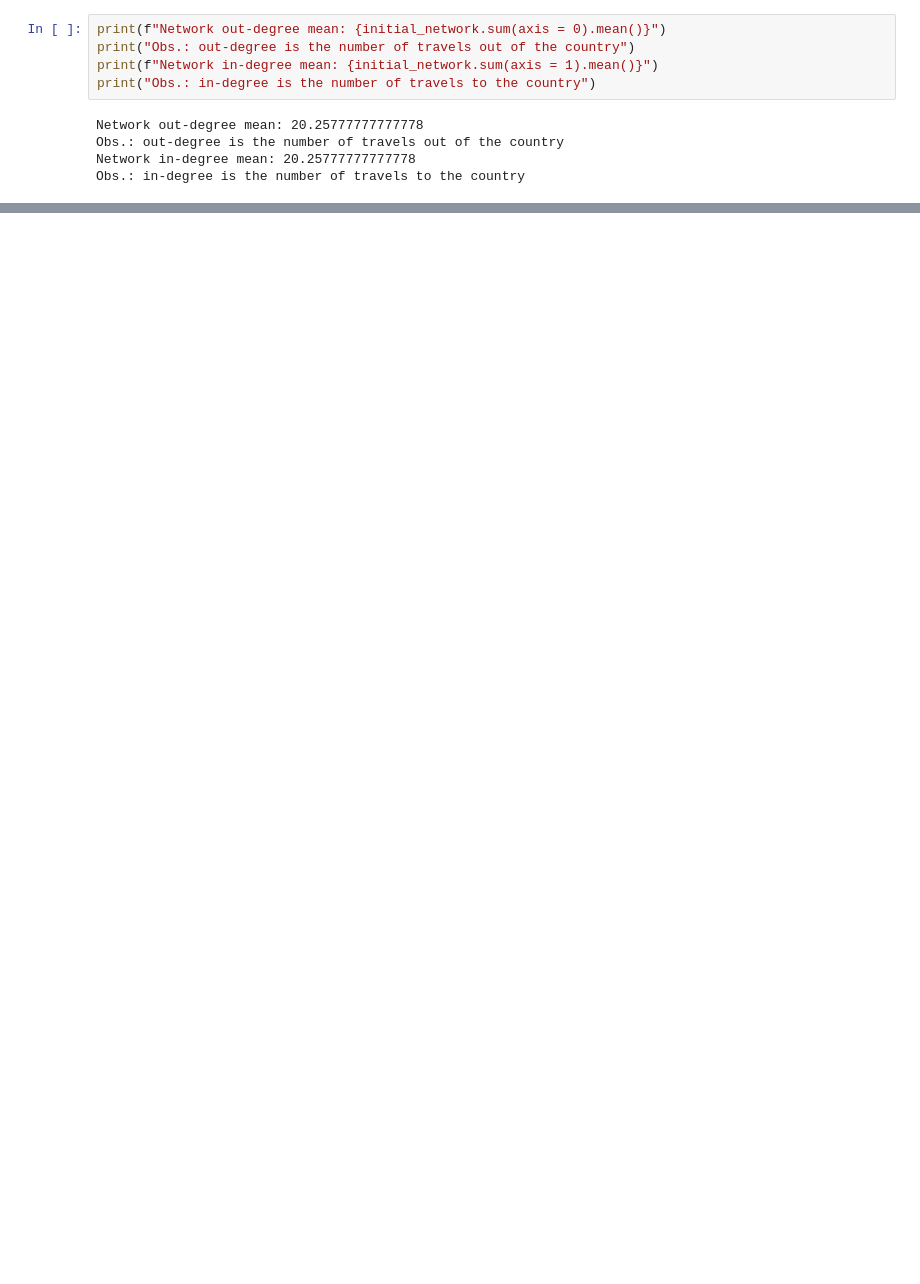
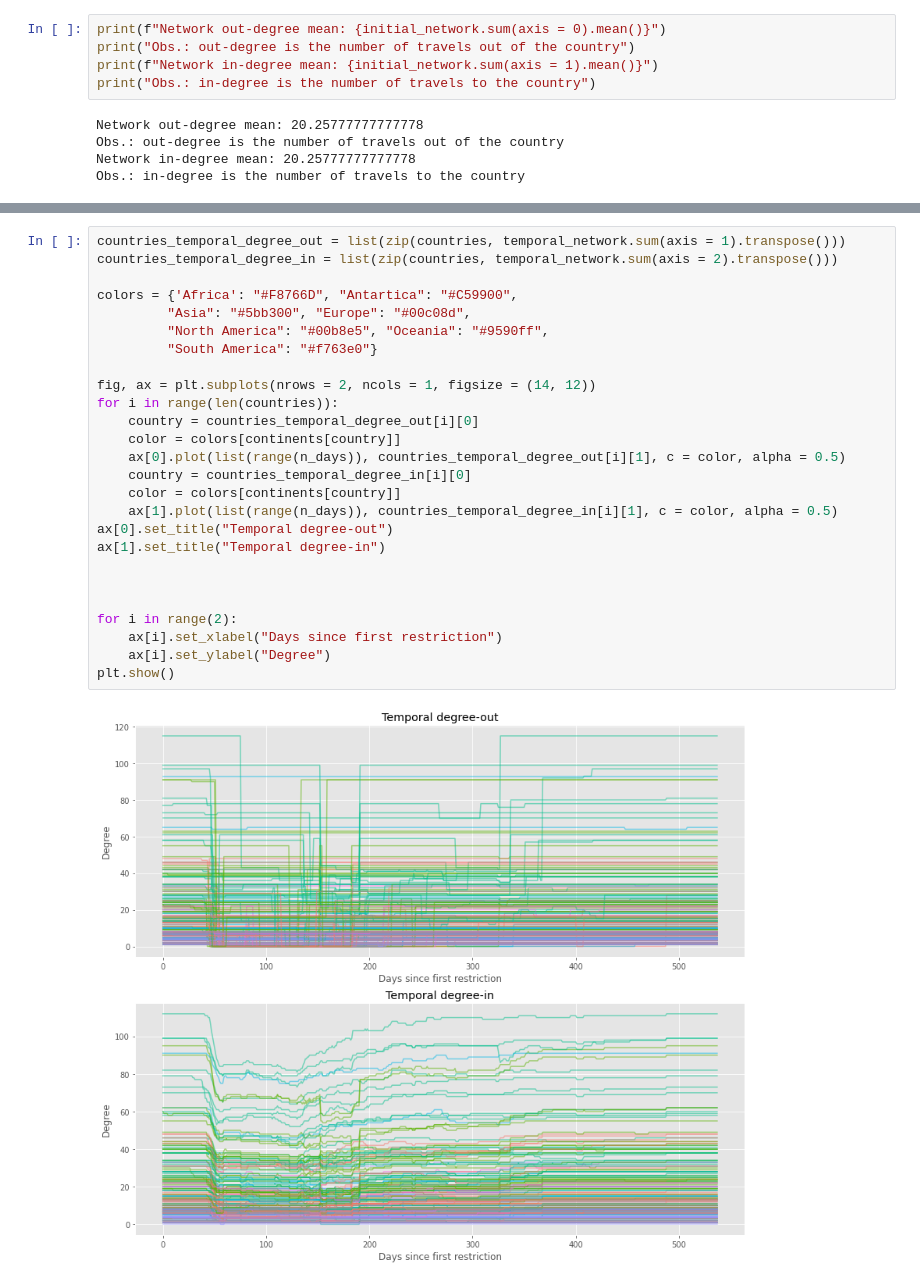
Before and after one commit to GiovaniValdrighi/covid-travels-network, a Jupyter notebook: visual-analysis.ipynb, the cells around one changed output, grey strips where cells are left out. Drawn from its saved outputs; the diff is of its cells as text; blank space fills up the shorter version.

```diff
--- a/visual-analysis.ipynb
+++ b/visual-analysis.ipynb
@@ -106,0 +110,28 @@ plt.show()
+# %%
+countries_temporal_degree_out = list(zip(countries, temporal_network.sum(axis = 1).transpose()))
+countries_temporal_degree_in = list(zip(countries, temporal_network.sum(axis = 2).transpose()))
+
+colors = {'Africa': "#F8766D", "Antartica": "#C59900",
+         "Asia": "#5bb300", "Europe": "#00c08d",
+         "North America": "#00b8e5", "Oceania": "#9590ff",
+         "South America": "#f763e0"}
+
+fig, ax = plt.subplots(nrows = 2, ncols = 1, figsize = (14, 12))
+for i in range(len(countries)):
+    country = countries_temporal_degree_out[i][0]
+    color = colors[continents[country]]
+    ax[0].plot(list(range(n_days)), countries_temporal_degree_out[i][1], c = color, alpha = 0.5)
+    country = countries_temporal_degree_in[i][0]
+    color = colors[continents[country]]
+    ax[1].plot(list(range(n_days)), countries_temporal_degree_in[i][1], c = color, alpha = 0.5)
+ax[0].set_title("Temporal degree-out")
+ax[1].set_title("Temporal degree-in")
+
+
+
+for i in range(2):
+    ax[i].set_xlabel("Days since first restriction")
+    ax[i].set_ylabel("Degree")
+plt.show()
+# %% [output]
+[figure, added]
```
Also changed, not shown: parts of 21 cells of this notebook.
